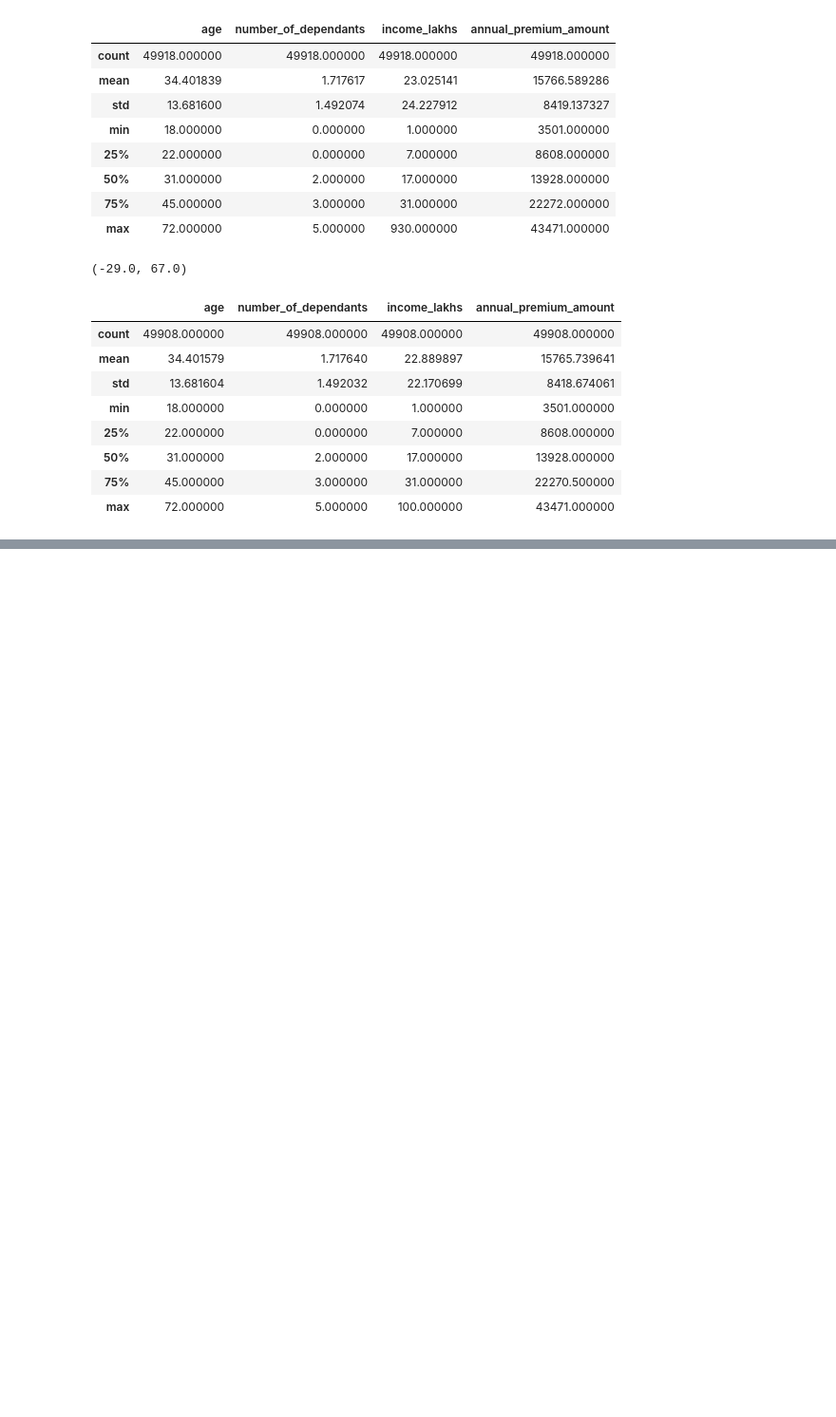
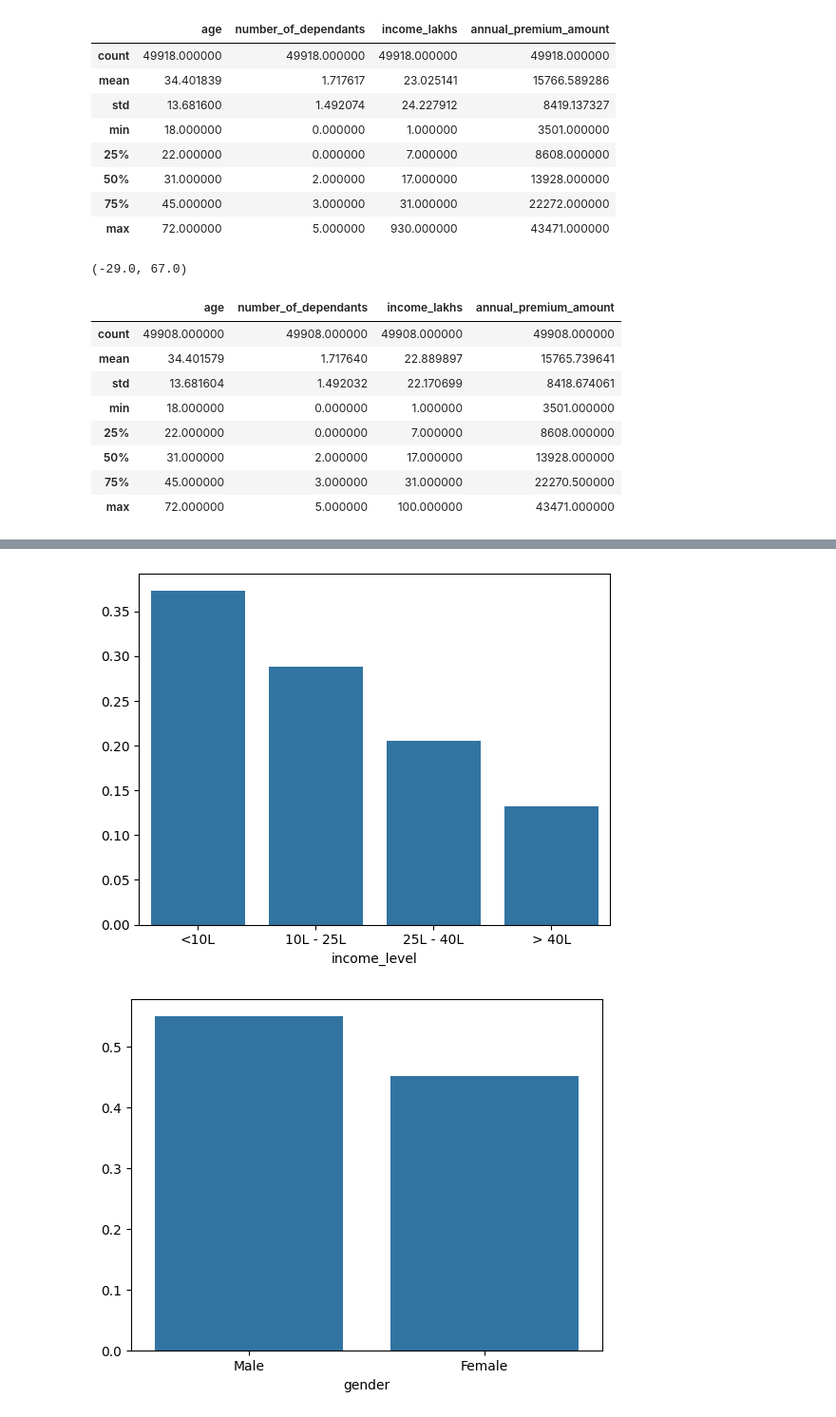
Before and after one commit to gianlucapes/health_care_premium, a Jupyter notebook: notebook/data_cleaning.ipynb, the cells around one changed output, grey strips where cells are left out. Shown: that part at 95% size. Cells and saved outputs as stored; diff of their text form; code cells hidden in the pictures; blank space fills up the shorter version.

```diff
--- a/notebook/data_cleaning.ipynb
+++ b/notebook/data_cleaning.ipynb
@@ -160,0 +181,4 @@ df2.describe()
+# %%
+categorical_cols=list(set(df2.columns)-set(numeric_columns))
+for col in categorical_cols:
+    print(col,":",df2[col].unique())
@@ -160,0 +218,8 @@ df2.describe()
+# %%
+for col in categorical_cols:
+    pct_count=df2[col].value_counts(normalize=True)
+    sns.barplot(x=pct_count.index,y=pct_count.values)
+    plt.show()
+# %% [output]
+[figure, added]
+[figure, added]
```
Also changed, not shown: parts of 10 cells of this notebook.
